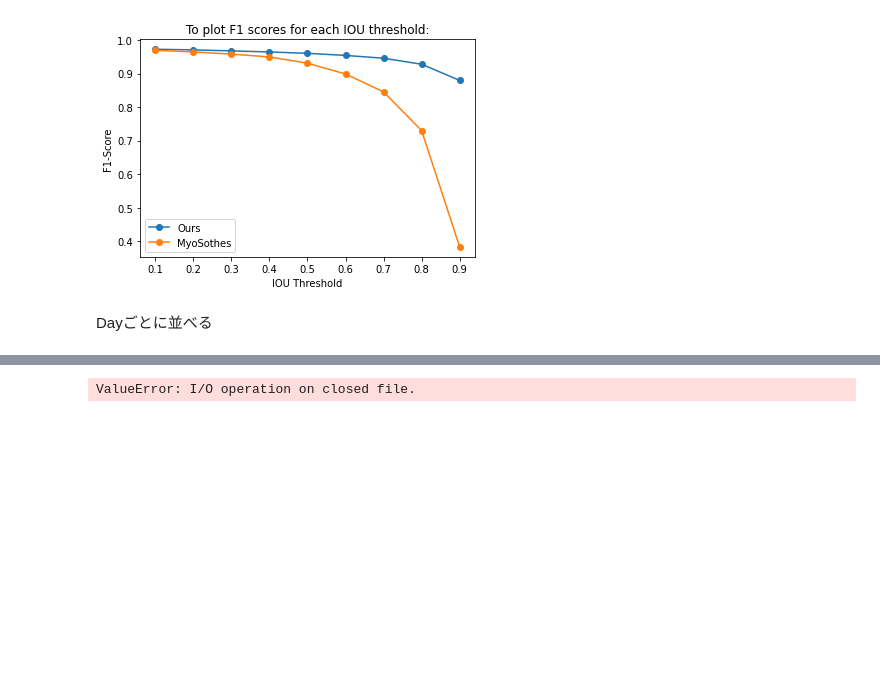
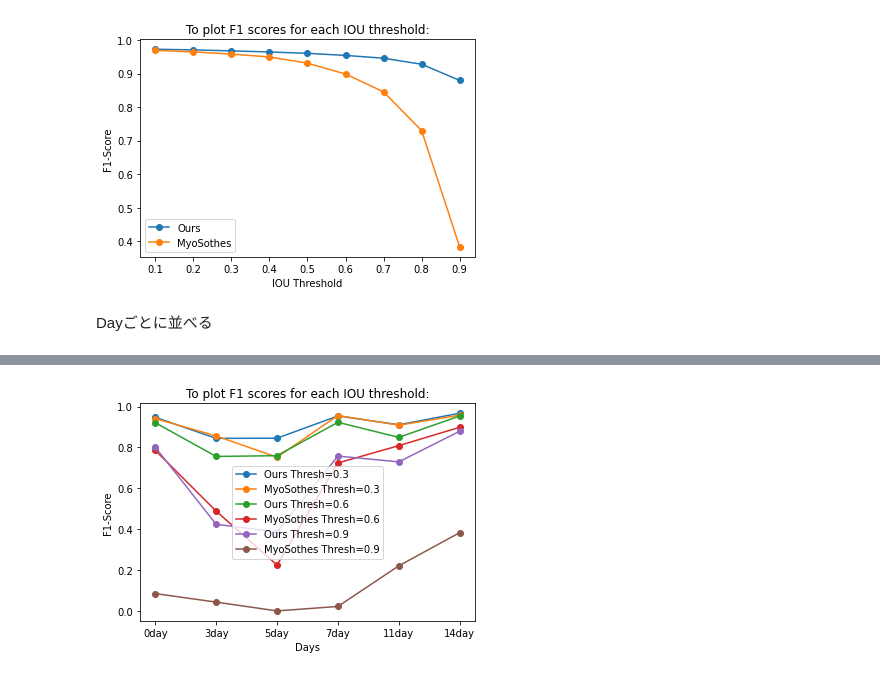
Before and after one commit to RyuAmakaze/SciRep, a Jupyter notebook: EXP1/graph.ipynb, the cells around one changed output, grey strips where cells are left out. Drawn from its saved outputs; the diff is of its cells as text; code cells hidden in the pictures; blank space fills up the shorter version.

```diff
--- a/EXP1/graph.ipynb
+++ b/EXP1/graph.ipynb
@@ -169,7 +182,7 @@ with open(csv_file_path_myo_3, 'r') as file:
 # CSVファイルを開いて読み取り
 with open(csv_file_path_6, 'r') as file:
     # CSVリーダーを作成
-    csv_reader_6 = csv.reader(file)
+    csv_reader = csv.reader(file)
 
     # 各行のデータをリストとして読み取り
     for row in csv_reader:
@@ -201,31 +214,31 @@ with open(csv_file_path_myo_9, 'r') as file:
     # CSVリーダーを作成
     csv_reader = csv.reader(file)
 
     # 各行のデータをリストとして読み取り
     for row in csv_reader:
         # 各要素を浮動小数点数に変換して出力
         data_myo_9 = [float(value) for value in row]
 
 import matplotlib.pyplot as plt
 # 折れ線グラフを描画
 plt.plot(days, data_3, label='Ours Thresh=0.3',  marker='o')
 plt.plot(days, data_myo_3, label='MyoSothes Thresh=0.3', marker='o')
 plt.plot(days, data_6, label='Ours Thresh=0.6',  marker='o')
 plt.plot(days, data_myo_6, label='MyoSothes Thresh=0.6', marker='o')
 plt.plot(days, data_9, label='Ours Thresh=0.9',  marker='o')
 plt.plot(days, data_myo_9, label='MyoSothes Thresh=0.9', marker='o')
 
 # グラフにタイトルと軸ラベルを追加
 plt.title('To plot F1 scores for each IOU threshold:')
 plt.xlabel('Days')
 plt.ylabel('F1-Score')
 
 # 凡例を追加
 plt.legend()
 
 plt.savefig('F1-Score' + '_Days.png')
 
 # グラフを表示
 plt.show()
 # %% [output]
-ValueError: I/O operation on closed file.
+[figure, added]
```
Also changed, not shown: parts of 1 cell of this notebook.
